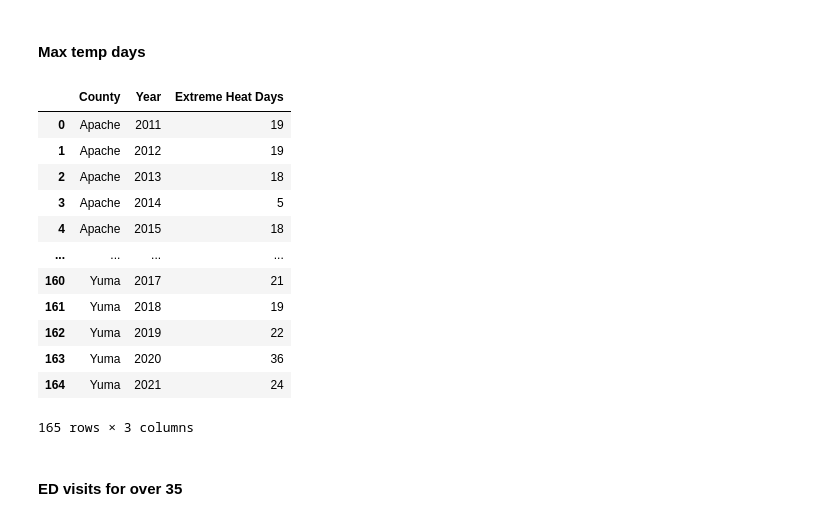
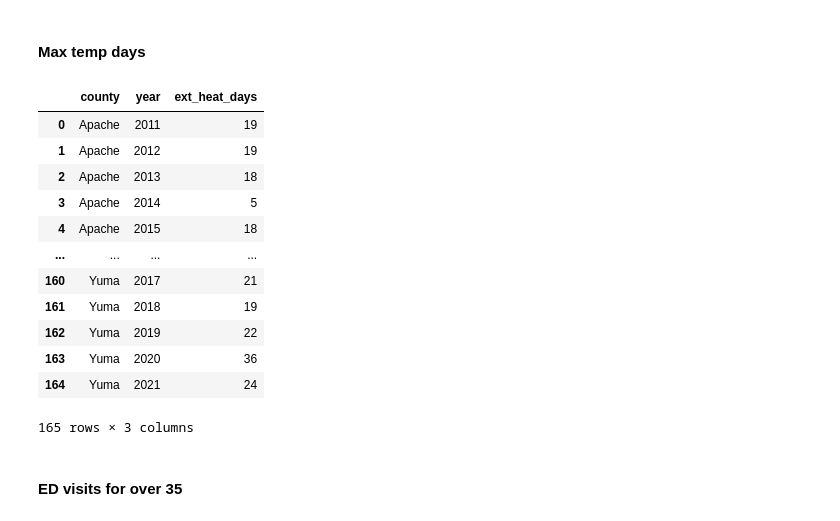
Before and after one commit to Abby-Boulter/Project_3, a Jupyter notebook: group_notebook.ipynb, the cells around one changed output. Drawn from its saved outputs; the diff is of its cells as text; code cells hidden in the pictures.

```diff
--- a/group_notebook.ipynb
+++ b/group_notebook.ipynb
@@ -39,27 +39,27 @@ data = response["tableResult"]
 # %%
 # Create an empty list to hold summaries
 summary_list = []
 
 # loop through the data
 for bob in data:
     county = bob["geo"]
     year = bob["temporal"]
     days = bob["dataValue"]
 
     # create summary dictionary
     summary_dict = {
-        "County": county,
-        "Year": year,
-        "Extreme Heat Days" : days
+        "county": county,
+        "year": year,
+        "ext_heat_days" : days
     }
 
     # Append the sumary dict to the list
     summary_list.append(summary_dict)
 
 EHD = pd.DataFrame(summary_list)
 EHD
 # %% [output]
-|  | County | Year | Extreme Heat Days |
+|  | county | year | ext_heat_days |
 | 0 | Apache | 2011 | 19 |
 | 1 | Apache | 2012 | 19 |
 | 2 | Apache | 2013 | 18 |
```
Also changed, not shown: parts of 11 cells of this notebook, 6 other files.
